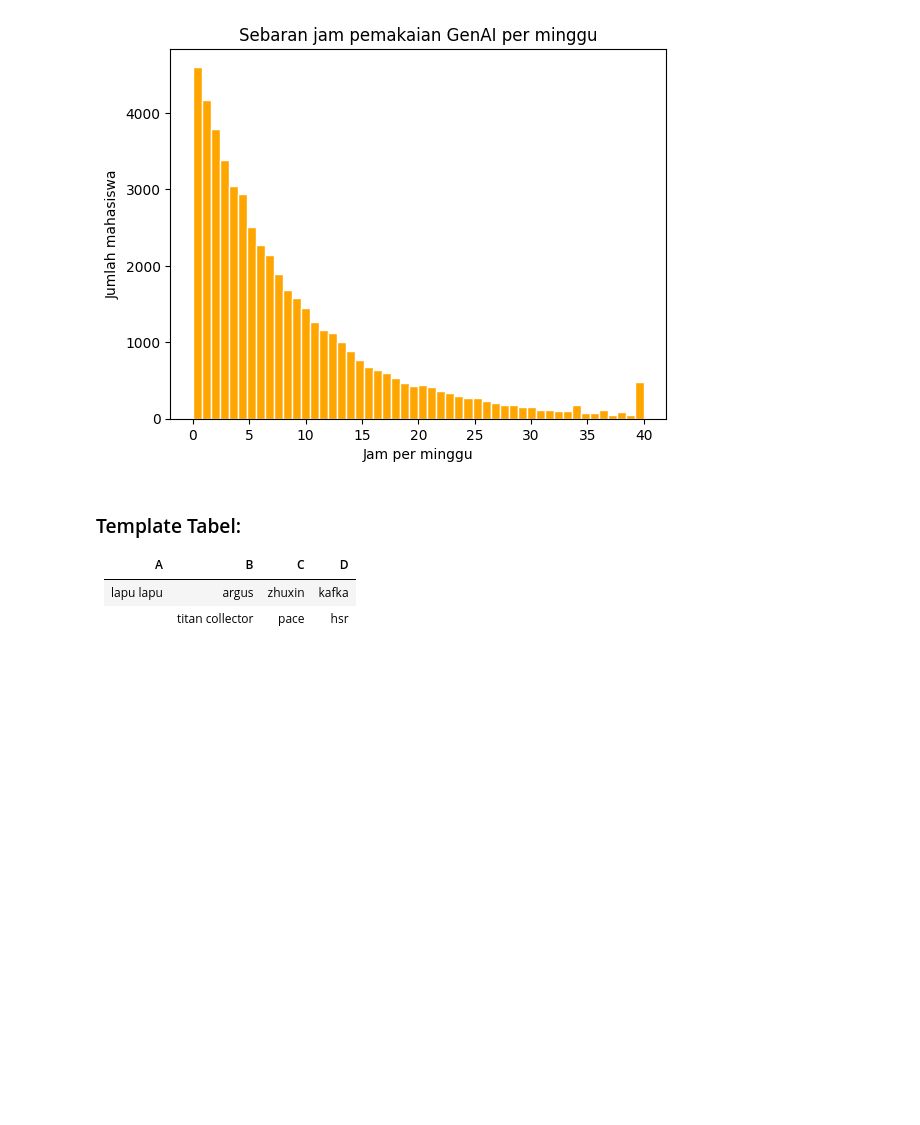
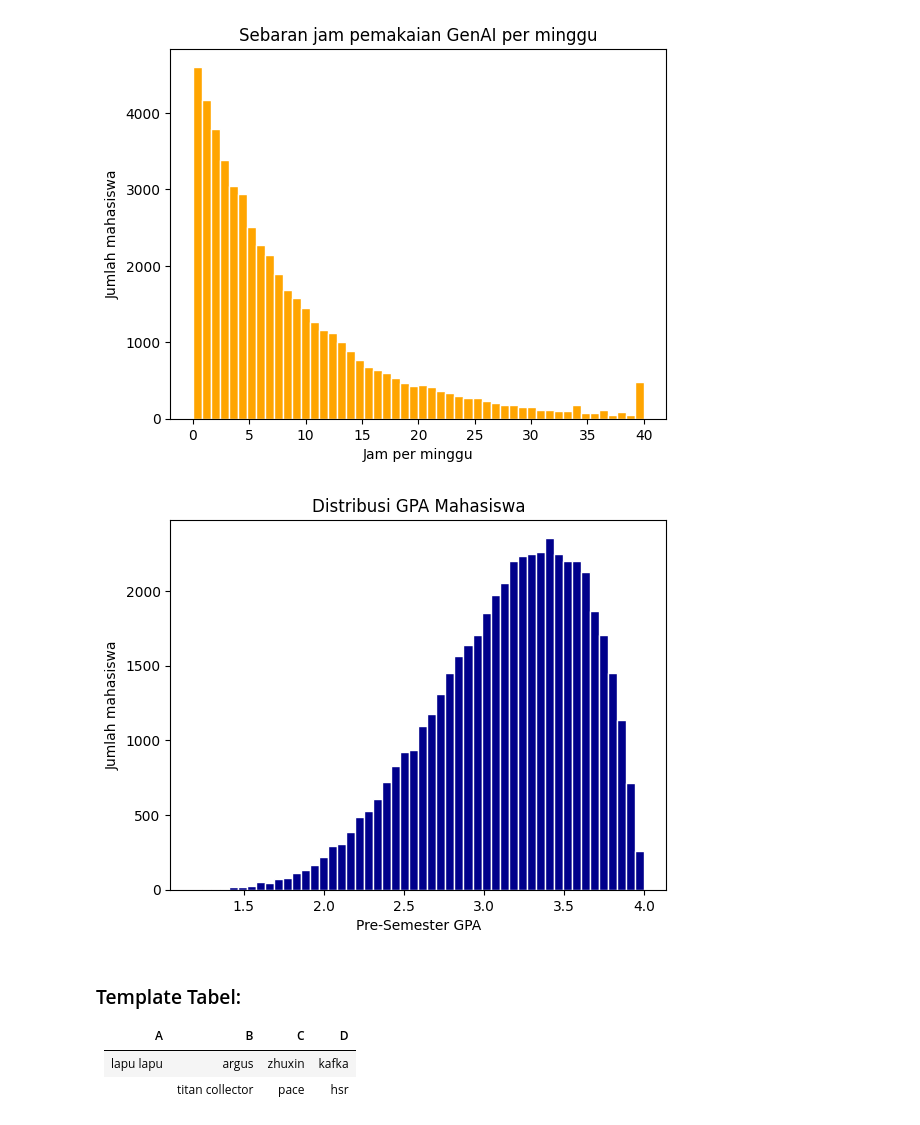
Before and after one commit to Shxrp08/Project_SG_I-Smile_Group6_2026, a Jupyter notebook: Project_SG_Group_6.ipynb, the cells around one changed output. Saved outputs shown, nothing was run; the diff lists cells and outputs as text; code cells hidden in the pictures; blank space fills up the shorter version.

```diff
--- a/Project_SG_Group_6.ipynb
+++ b/Project_SG_Group_6.ipynb
@@ -171,6 +173,16 @@ plt.ylabel("Jumlah mahasiswa")
 plt.show()                                                                          #plt.show: menampilkan grafiknya
 # %% [output]
 [figure]
+# %%
+# Misal, histogram terkait distribusi IPK(GPA) mahasiswa pre-semester yang ada pada tipe data Pre_Semester_GPA
+
+plt.hist(df["Pre_Semester_GPA"], bins=50, color="darkblue", edgecolor="white")
+plt.title("Distribusi GPA Mahasiswa")
+plt.xlabel("Pre-Semester GPA")
+plt.ylabel("Jumlah mahasiswa")
+plt.show()
+# %% [output]
+[figure, added]
 # %% [markdown]
 ### Template Tabel:
 | A | B | C | D |
```
Also changed, not shown: parts of 2 cells of this notebook.
